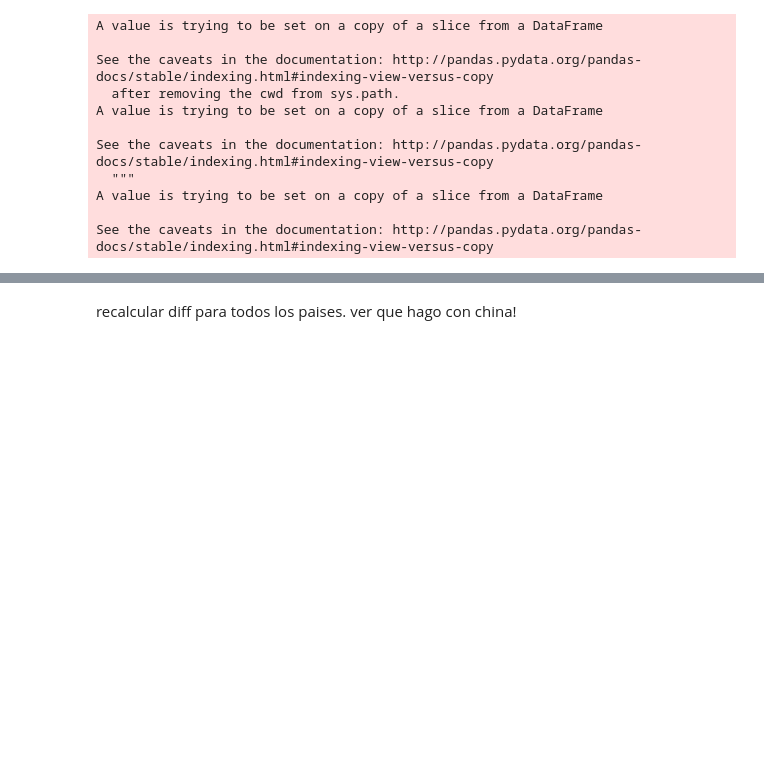
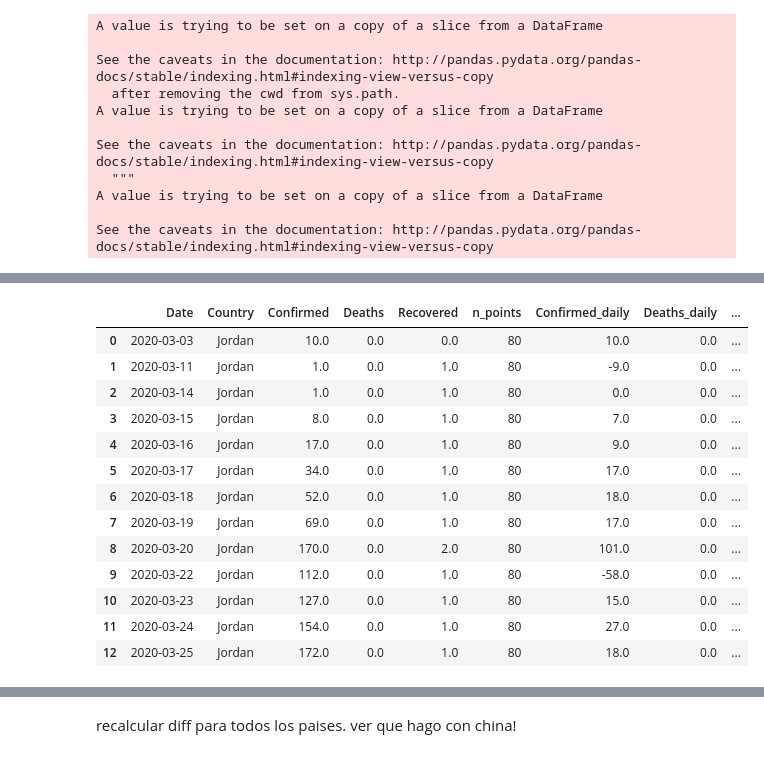
Before and after one commit to cnegrelli/COVID_19, a Jupyter notebook: csse_covid_19_data/csse_covid_19_daily_reports/COVID-19.ipynb, the cells around one changed output, grey strips where cells are left out. Saved outputs shown, nothing was run; the diff lists cells and outputs as text; code cells hidden in the pictures; blank space fills up the shorter version.

```diff
--- a/csse_covid_19_data/csse_covid_19_daily_reports/COVID-19.ipynb
+++ b/csse_covid_19_data/csse_covid_19_daily_reports/COVID-19.ipynb
@@ -2717,0 +2775,3 @@ See the caveats in the documentation: http://pandas.pydata.org/pandas-docs/stabl
+# %%
+d['Japan'] = clean_row(d['Japan'],[45,47,90,121])
+d['Japan'] = start_row(d['Japan'], 14)
@@ -2717,0 +2796,17 @@ See the caveats in the documentation: http://pandas.pydata.org/pandas-docs/stabl
+# %%
+d['Jordan'].head(13)
+# %% [output]
+|  | Date | Country | Confirmed | Deaths | Recovered | n_points | Confirmed_daily | Deaths_daily | ... |
+| 0 | 2020-03-03 | Jordan | 10.0 | 0.0 | 0.0 | 80 | 10.0 | 0.0 | ... |
+| 1 | 2020-03-11 | Jordan | 1.0 | 0.0 | 1.0 | 80 | -9.0 | 0.0 | ... |
+| 2 | 2020-03-14 | Jordan | 1.0 | 0.0 | 1.0 | 80 | 0.0 | 0.0 | ... |
+| 3 | 2020-03-15 | Jordan | 8.0 | 0.0 | 1.0 | 80 | 7.0 | 0.0 | ... |
+| 4 | 2020-03-16 | Jordan | 17.0 | 0.0 | 1.0 | 80 | 9.0 | 0.0 | ... |
+| 5 | 2020-03-17 | Jordan | 34.0 | 0.0 | 1.0 | 80 | 17.0 | 0.0 | ... |
+| 6 | 2020-03-18 | Jordan | 52.0 | 0.0 | 1.0 | 80 | 18.0 | 0.0 | ... |
+| 7 | 2020-03-19 | Jordan | 69.0 | 0.0 | 1.0 | 80 | 17.0 | 0.0 | ... |
+| 8 | 2020-03-20 | Jordan | 170.0 | 0.0 | 2.0 | 80 | 101.0 | 0.0 | ... |
+| 9 | 2020-03-22 | Jordan | 112.0 | 0.0 | 1.0 | 80 | -58.0 | 0.0 | ... |
+| 10 | 2020-03-23 | Jordan | 127.0 | 0.0 | 1.0 | 80 | 15.0 | 0.0 | ... |
+| 11 | 2020-03-24 | Jordan | 154.0 | 0.0 | 1.0 | 80 | 27.0 | 0.0 | ... |
+| 12 | 2020-03-25 | Jordan | 172.0 | 0.0 | 1.0 | 80 | 18.0 | 0.0 | ... |
```
Also changed, not shown: parts of 6 cells of this notebook.
